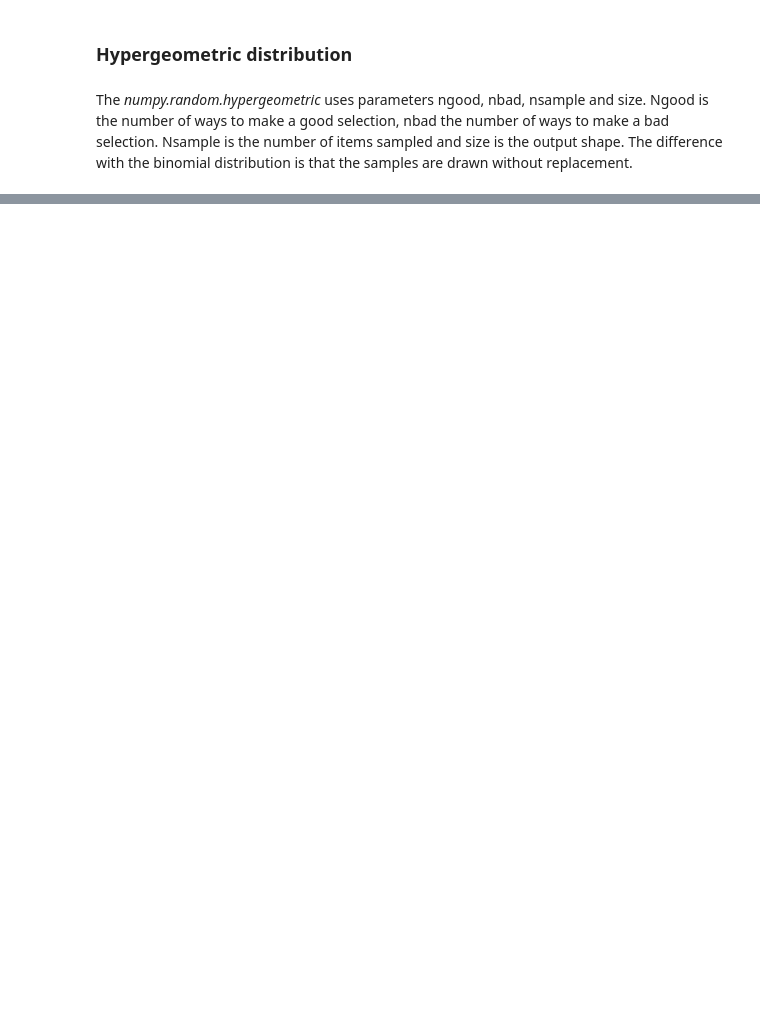
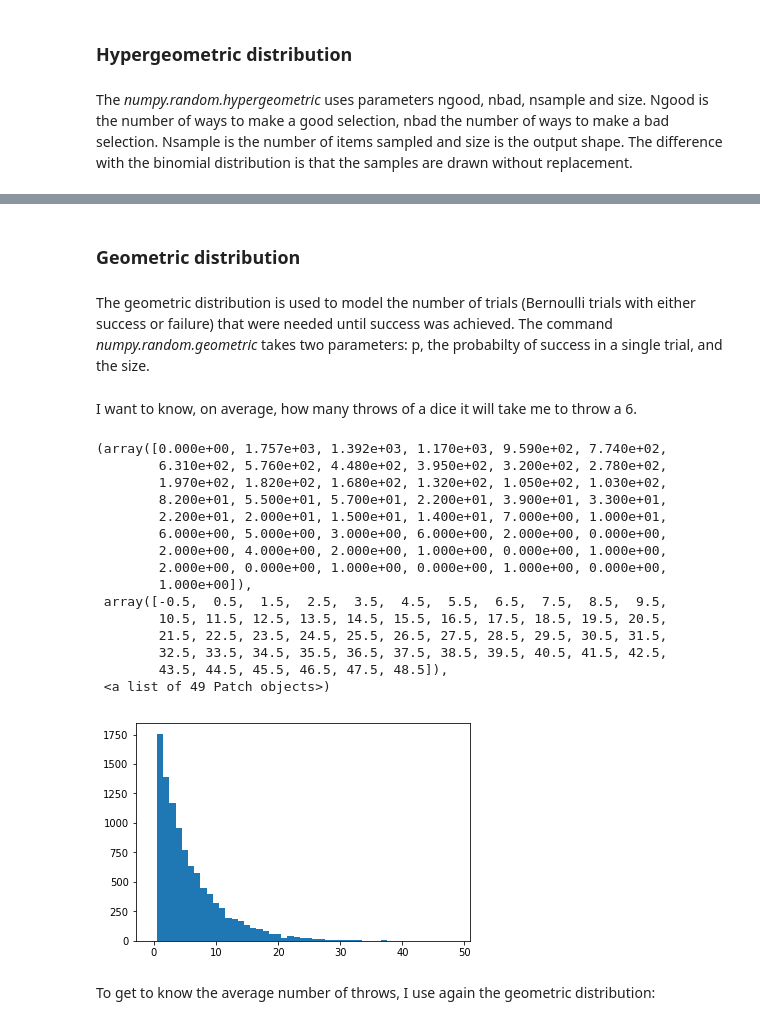
Before and after one commit to Ardvb/Numpy-random, a Jupyter notebook: Numpy-random.ipynb, the cells around one changed output, grey strips where cells are left out. Saved outputs shown, nothing was run; the diff lists cells and outputs as text; code cells hidden in the pictures; blank space fills up the shorter version.

```diff
--- a/Numpy-random.ipynb
+++ b/Numpy-random.ipynb
@@ -233,0 +254,30 @@ sum(np.random.hypergeometric(2,48,5,100000)==1)/100000 #2 good cards, 48 bad one
+# %% [markdown]
+### Geometric distribution
+# %% [markdown]
+The geometric distribution is used to model the number of trials (Bernoulli trials with either success or failure) that were needed until success was achieved. The command <em>numpy.random.geometric</em> takes two parameters: p, the probabilty of success in a single trial, and the size.
+# %% [markdown]
+I want to know, on average, how many throws of a dice it will take me to throw a 6.
+# %%
+dice6 = np.random.geometric((1/6), 10000)# 1/6 is the chance of a 6 being thrown, and I will draw 10000 samples.
+bins = np.arange(0, dice6.max() + 1.5)-0.5 # The x-axis will run from 0 to the biggest value (+1.5) for dice6 in the 10000 trials.
+# Then 0.5 is subtracted to get the bins centered on the integers, and make the histogram more readable.
+plt.hist(dice6, bins) # First, I am going to plot a histogram of the number of throws it took for a 6 to show up.
+# %% [output]
+(array([0.000e+00, 1.757e+03, 1.392e+03, 1.170e+03, 9.590e+02, 7.740e+02,
+        6.310e+02, 5.760e+02, 4.480e+02, 3.950e+02, 3.200e+02, 2.780e+02,
+        1.970e+02, 1.820e+02, 1.680e+02, 1.320e+02, 1.050e+02, 1.030e+02,
+        8.200e+01, 5.500e+01, 5.700e+01, 2.200e+01, 3.900e+01, 3.300e+01,
+        2.200e+01, 2.000e+01, 1.500e+01, 1.400e+01, 7.000e+00, 1.000e+01,
+        6.000e+00, 5.000e+00, 3.000e+00, 6.000e+00, 2.000e+00, 0.000e+00,
+        2.000e+00, 4.000e+00, 2.000e+00, 1.000e+00, 0.000e+00, 1.000e+00,
+        2.000e+00, 0.000e+00, 1.000e+00, 0.000e+00, 1.000e+00, 0.000e+00,
+        1.000e+00]),
+ array([-0.5,  0.5,  1.5,  2.5,  3.5,  4.5,  5.5,  6.5,  7.5,  8.5,  9.5,
+        10.5, 11.5, 12.5, 13.5, 14.5, 15.5, 16.5, 17.5, 18.5, 19.5, 20.5,
+        21.5, 22.5, 23.5, 24.5, 25.5, 26.5, 27.5, 28.5, 29.5, 30.5, 31.5,
+        32.5, 33.5, 34.5, 35.5, 36.5, 37.5, 38.5, 39.5, 40.5, 41.5, 42.5,
+        43.5, 44.5, 45.5, 46.5, 47.5, 48.5]),
+ <a list of 49 Patch objects>)
+[figure, added]
+# %% [markdown]
+To get to know the average number of throws, I use again the geometric distribution:
```
Also changed, not shown: parts of 23 cells of this notebook.
